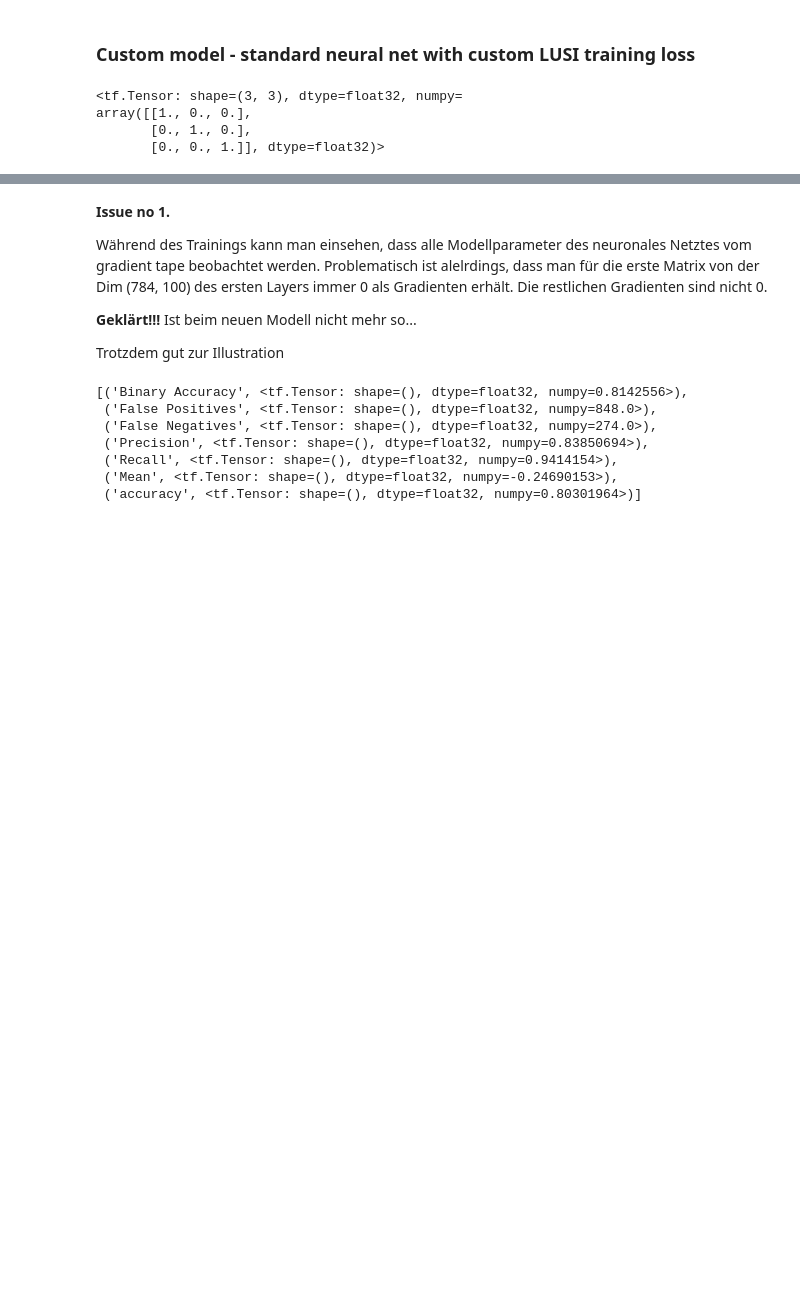
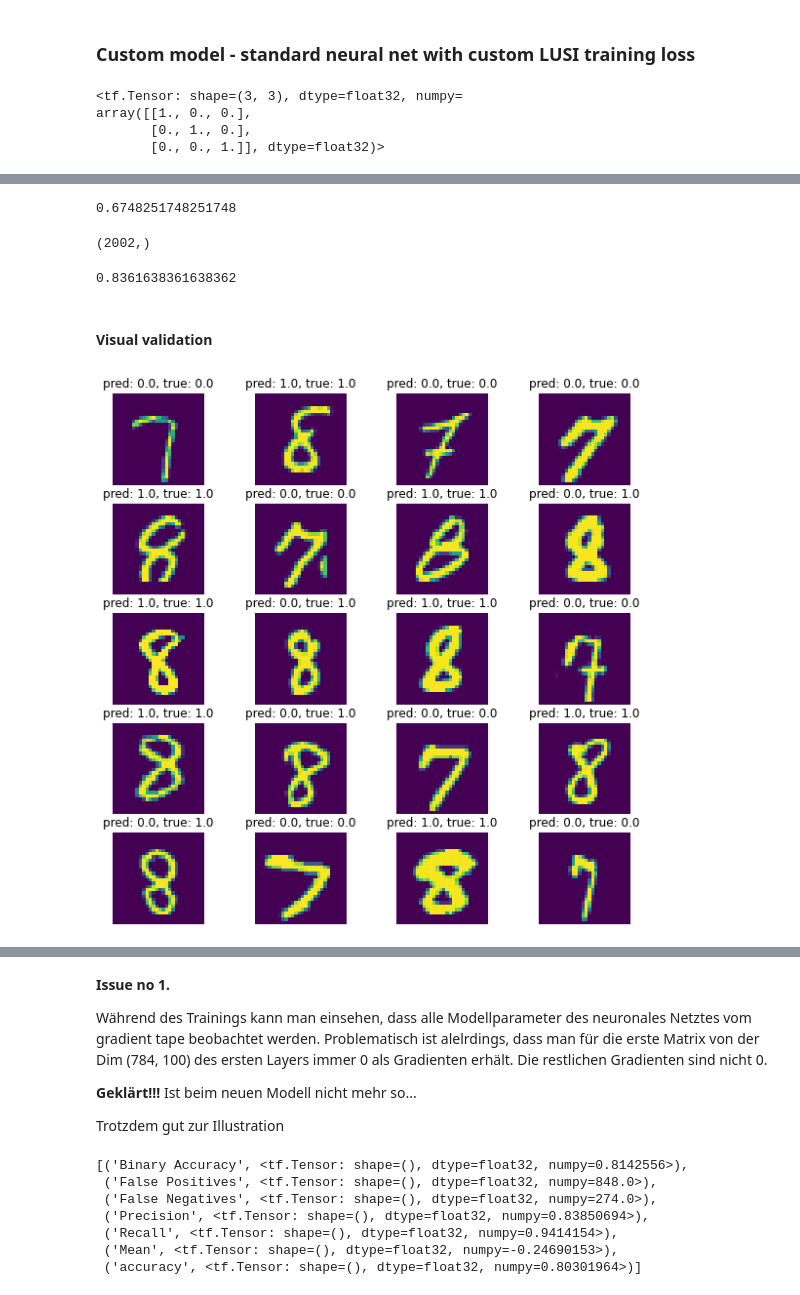
Before and after one commit to anloehr-1097/LUSI_bt, a Jupyter notebook: Demo_06052022.ipynb, the cells around one changed output, grey strips where cells are left out. Cells and saved outputs as stored; diff of their text form; code cells hidden in the pictures; blank space fills up the shorter version.

```diff
--- a/Demo_06052022.ipynb
+++ b/Demo_06052022.ipynb
@@ -420,6 +358,6 @@ eval_metrics = [modify_metric(tf.keras.metrics.BinaryAccuracy(name="Binary Accur
                 modify_metric(tf.keras.metrics.FalseNegatives(name="False Negatives"), "pred_and_true"),
                 modify_metric(tf.keras.metrics.Precision(name="Precision"), "pred_and_true"),
                 modify_metric(tf.keras.metrics.Recall(name="Recall"), "pred_and_true"),
-                modify_metric(tf.keras.metrics.Mean(name="Mean"), "loss"),
+                # modify_metric(tf.keras.metrics.Mean(name="Mean"), "loss"),
                 modify_metric(tf.keras.metrics.Accuracy(), "pred_and_true")
                ]
@@ -425,0 +375,3 @@ eval_metrics = [modify_metric(tf.keras.metrics.BinaryAccuracy(name="Binary Accur
+# %%
+for e in eval_metrics:
+    print(e.result())
@@ -468,3 +466,3 @@ lusi_net.evaluate(test_dataset, eval_metrics)
 # %%
 # Train custom model for 10 epochs
-lusi_net.train(train_dataset, 10, train_metrics=eval_metrics,  batch_1_size=32)
+# lusi_net.train(train_dataset, 10, train_metrics=eval_metrics,  batch_1_size=32)
@@ -522,0 +520,26 @@ lusi_net.evaluate(test_dataset, eval_metrics)
+# %%
+1- (22 + 629)/2002
+# %% [output]
+0.6748251748251748
+# %%
+preds_y_test.shape
+# %% [output]
+(2002,)
+# %%
+np.mean(preds_y_test == y_test)
+# %% [output]
+0.8361638361638362
+# %% [markdown]
+#### Visual validation
+# %%
+random_indices = np.random.randint(0, high=x_test.shape[0], size=20).reshape(5,4)
+fig, ax = plt.subplots(nrows=5, ncols=4, figsize=(10,10))
+fig.figsize=(10,10)
+
+for i in range(5):
+    for j in range(4):
+        ax[i,j].imshow(x_test[random_indices[i,j]])
+        ax[i,j].set_title(f"pred: {lusi_net_test_pred[random_indices[i,j]][0]}, true: {y_test[random_indices[i,j]]}")
+        ax[i,j].axis("off")
+# %% [output]
+[figure, added]
```
Also changed, not shown: parts of 47 cells of this notebook, 1 other file.
